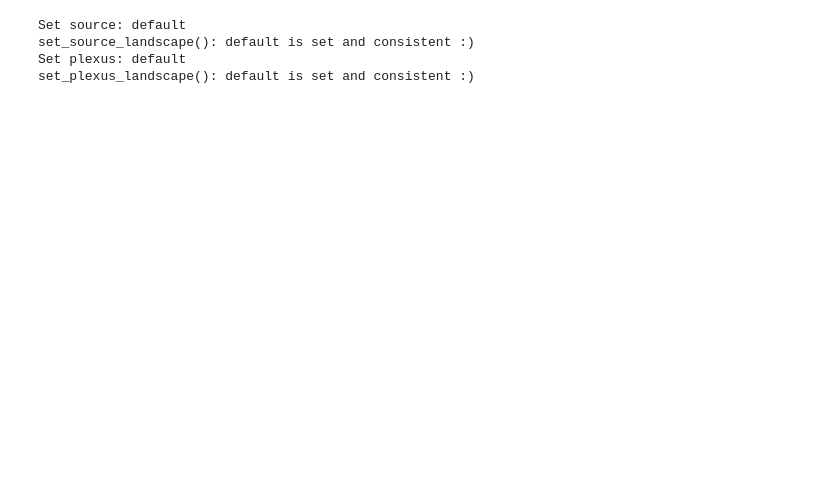
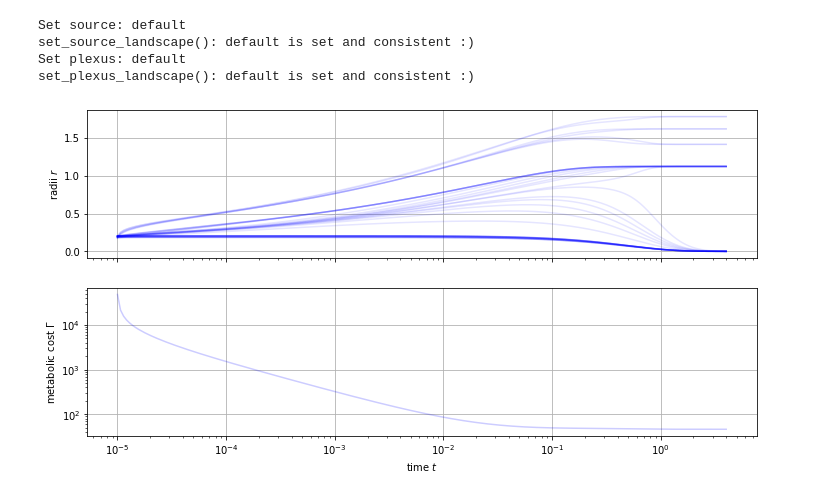
Before and after one commit to felixk1990/go-with-the-flow, a Jupyter notebook: gallery/example.ipynb, the cells around one changed output. Drawn from its saved outputs; the diff is of its cells as text; code cells hidden in the pictures; blank space fills up the shorter version.

```diff
--- a/gallery/example.ipynb
+++ b/gallery/example.ipynb
@@ -56,3 +56,21 @@ Set source: default
 set_source_landscape(): default is set and consistent :)
 Set plexus: default
 set_plexus_landscape(): default is set and consistent :)
+# %%
+# # plot dynamic data such as radii and costs
+import matplotlib.pyplot as plt
+fig,axs=plt.subplots(2,1,figsize=(12,6),sharex=True)
+axs[0].plot(nsol.t,nsol.y.transpose(),alpha=0.1,color='b')
+axs[1].plot(nsol.t,cost,alpha=0.2,color='b')
+
+for i in range(2):
+    axs[i].grid(True)
+    axs[i].set_xscale('log')
+
+axs[1].set_xlabel(r'time $t$')
+axs[0].set_ylabel(r'radii $r$')
+axs[1].set_ylabel(r'metabolic cost $\Gamma$')
+axs[1].set_yscale('log')
+plt.show()
+# %% [output]
+[figure, added]
```
Also changed, not shown: parts of 1 cell of this notebook, 4 other files.
